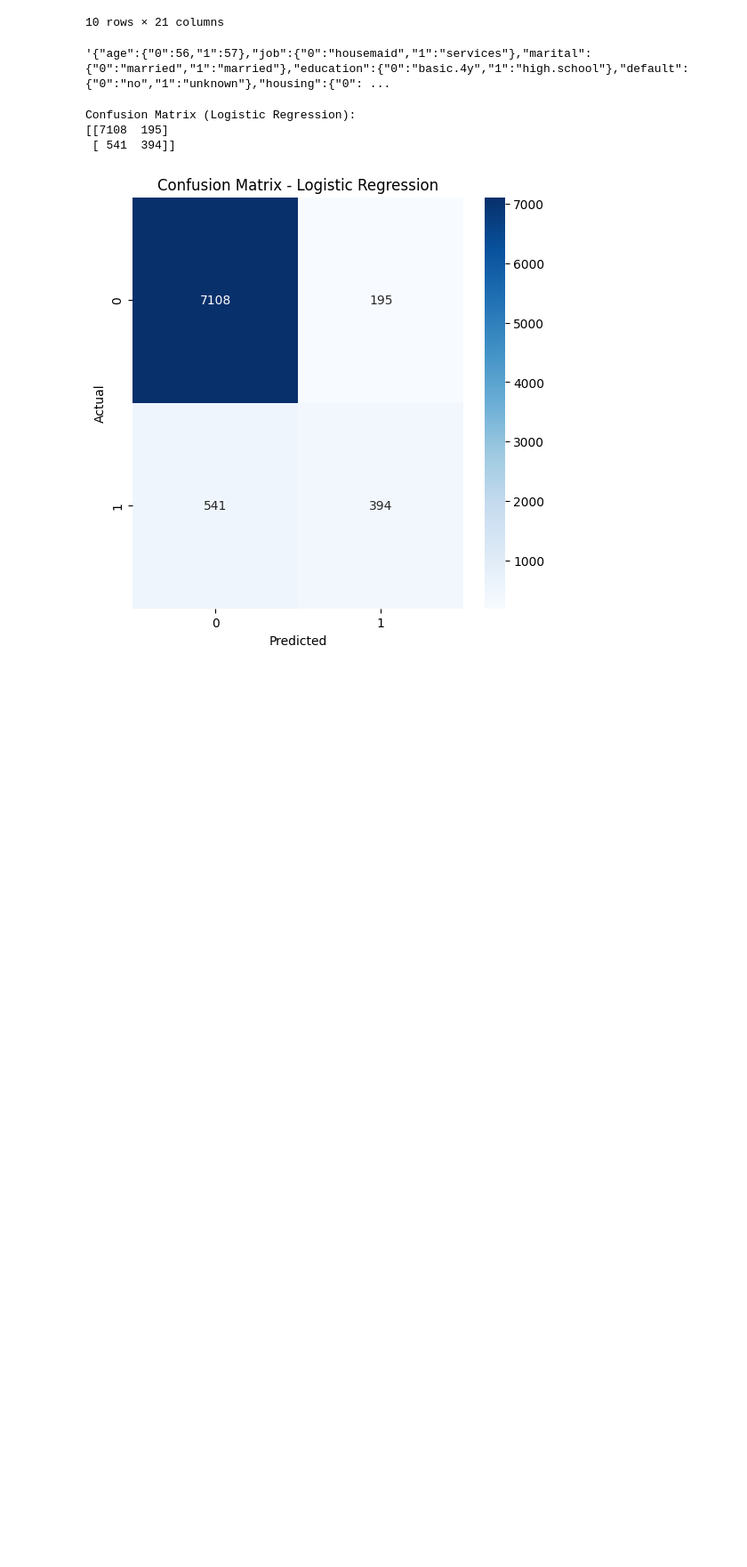
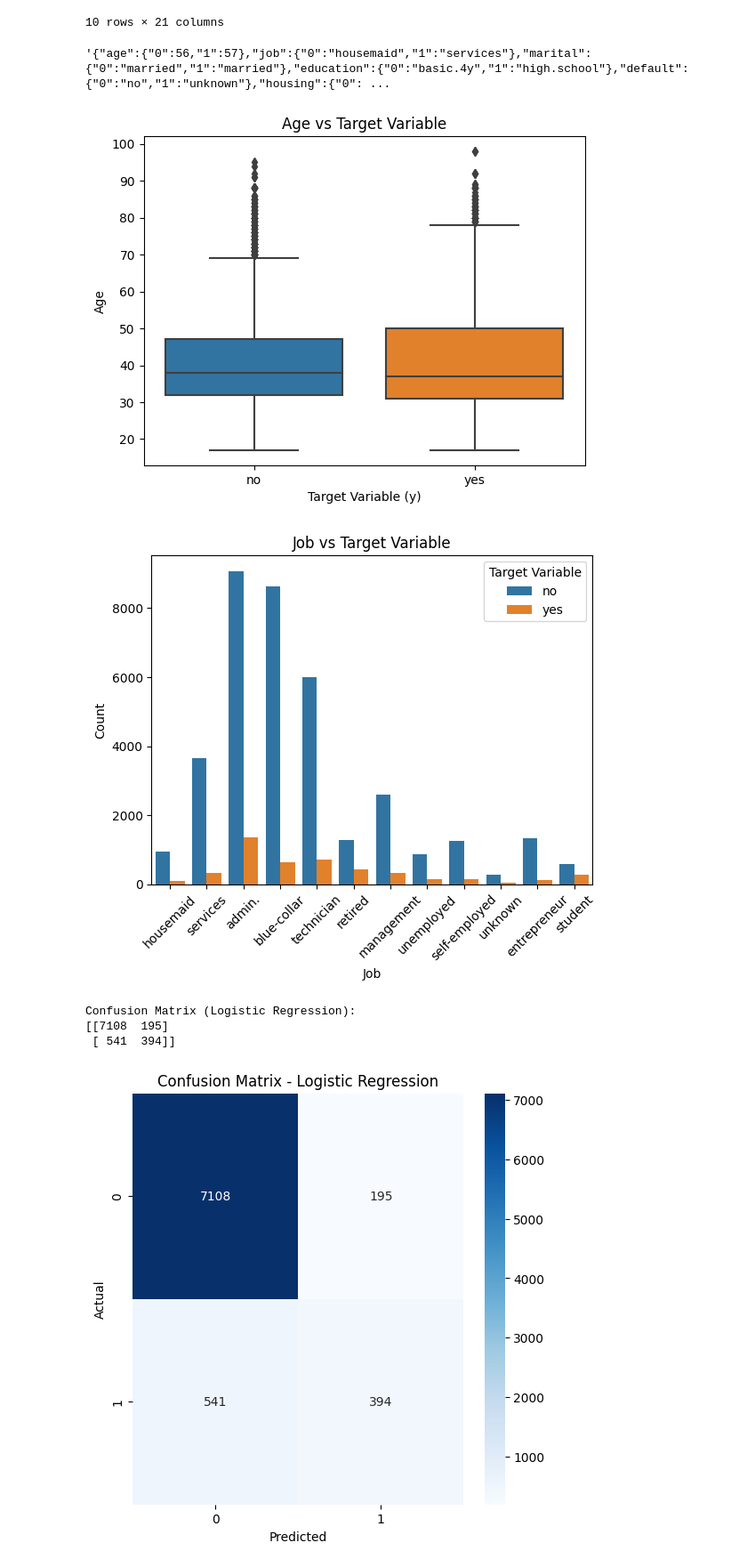
Before and after one commit to yehezkielgunawan/uas-business-intelligence, a Jupyter notebook: UAS_Business_Intelligence.ipynb, the cells around one changed output. Shown at 89% size. Saved outputs shown, nothing was run; the diff lists cells and outputs as text; code cells hidden in the pictures; blank space fills up the shorter version.

Commit message:
Add correlation graph examples

```diff
--- a/UAS_Business_Intelligence.ipynb
+++ b/UAS_Business_Intelligence.ipynb
@@ -26,6 +26,28 @@ df.head(10)
 df.head(2).to_json()
 # %% [output]
 '{"age":{"0":56,"1":57},"job":{"0":"housemaid","1":"services"},"marital":{"0":"married","1":"married"},"education":{"0":"basic.4y","1":"high.school"},"default":{"0":"no","1":"unknown"},"housing":{"0": ...
+# %%
+import seaborn as sns
+import matplotlib.pyplot as plt
+
+# Hubungan antara age (usia) dan y (target variable):
+sns.boxplot(x='y', y='age', data=df)
+plt.xlabel('Target Variable (y)')
+plt.ylabel('Age')
+plt.title('Age vs Target Variable')
+plt.show()
+
+# Hubungan antara job (jenis pekerjaan) dan y (target variable):
+sns.countplot(x='job', hue='y', data=df)
+plt.xlabel('Job')
+plt.ylabel('Count')
+plt.title('Job vs Target Variable')
+plt.xticks(rotation=45)
+plt.legend(title='Target Variable', loc='upper right')
+plt.show()
+# %% [output]
+[figure, added]
+[figure, added]
 # %%
 from sklearn.preprocessing import OneHotEncoder, StandardScaler
 from sklearn.compose import ColumnTransformer
```
Also changed, not shown: parts of 3 cells of this notebook.
